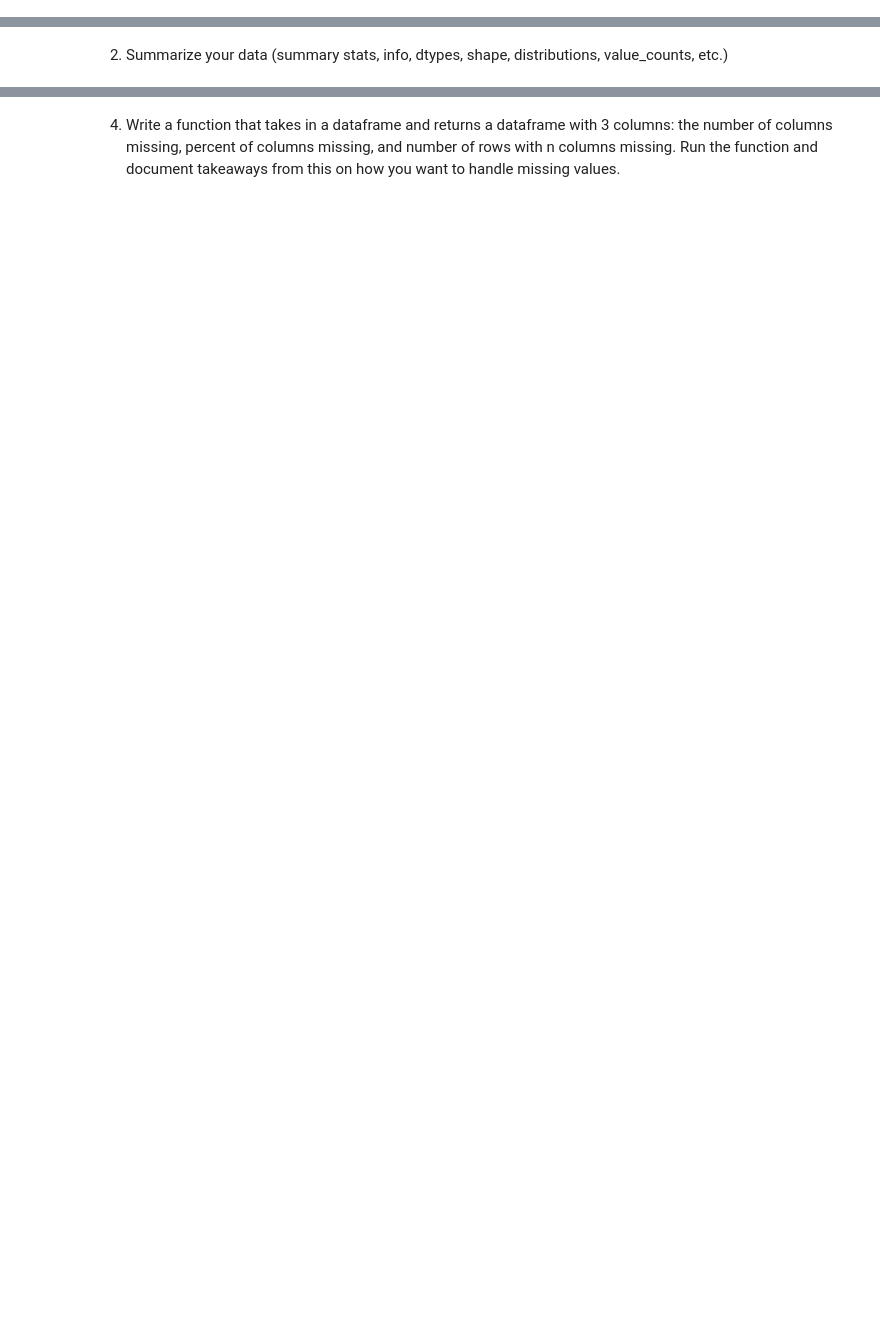
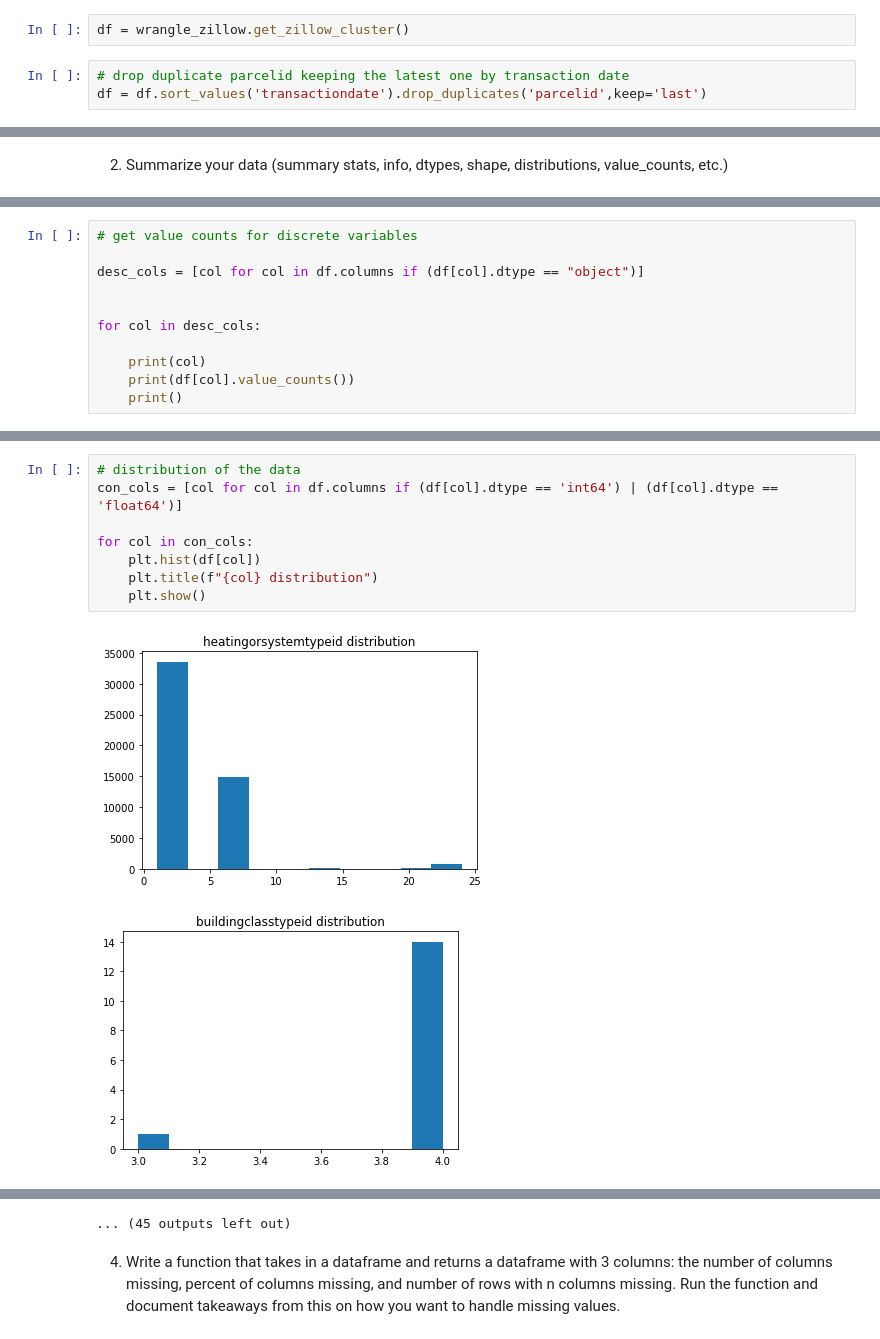
Before and after one commit to Tyler-Applegate/clustering-exercises, a Jupyter notebook: zillow.ipynb, the cells around one changed output, grey strips where cells are left out. Cells and saved outputs as stored; diff of their text form; blank space fills up the shorter version.

```diff
--- a/zillow.ipynb
+++ b/zillow.ipynb
@@ -38,0 +23,5 @@ AND longitude IS NOT null
+# %%
+df = wrangle_zillow.get_zillow_cluster()
+# %%
+# drop duplicate parcelid keeping the latest one by transaction date
+df = df.sort_values('transactiondate').drop_duplicates('parcelid',keep='last')
@@ -42,0 +74,11 @@ AND longitude IS NOT null
+# %%
+# get value counts for discrete variables
+
+desc_cols = [col for col in df.columns if (df[col].dtype == "object")]
+
+
+for col in desc_cols:
+
+    print(col)
+    print(df[col].value_counts())
+    print()
@@ -42,0 +103,11 @@ AND longitude IS NOT null
+# %%
+# distribution of the data
+con_cols = [col for col in df.columns if (df[col].dtype == 'int64') | (df[col].dtype == 'float64')]
+
+for col in con_cols:
+    plt.hist(df[col])
+    plt.title(f"{col} distribution")
+    plt.show()
+# %% [output]
+[figure, added]
+[figure, added]
@@ -43,2 +124,3 @@ AND longitude IS NOT null
+... (45 outputs left out)
 # %% [markdown]
 4. Write a function that takes in a dataframe and returns a dataframe with 3 columns: the number of columns missing, percent of columns missing, and number of rows with n columns missing. Run the function and document takeaways from this on how you want to handle missing values.
```
Also changed, not shown: parts of 49 cells of this notebook, 5 other files.
